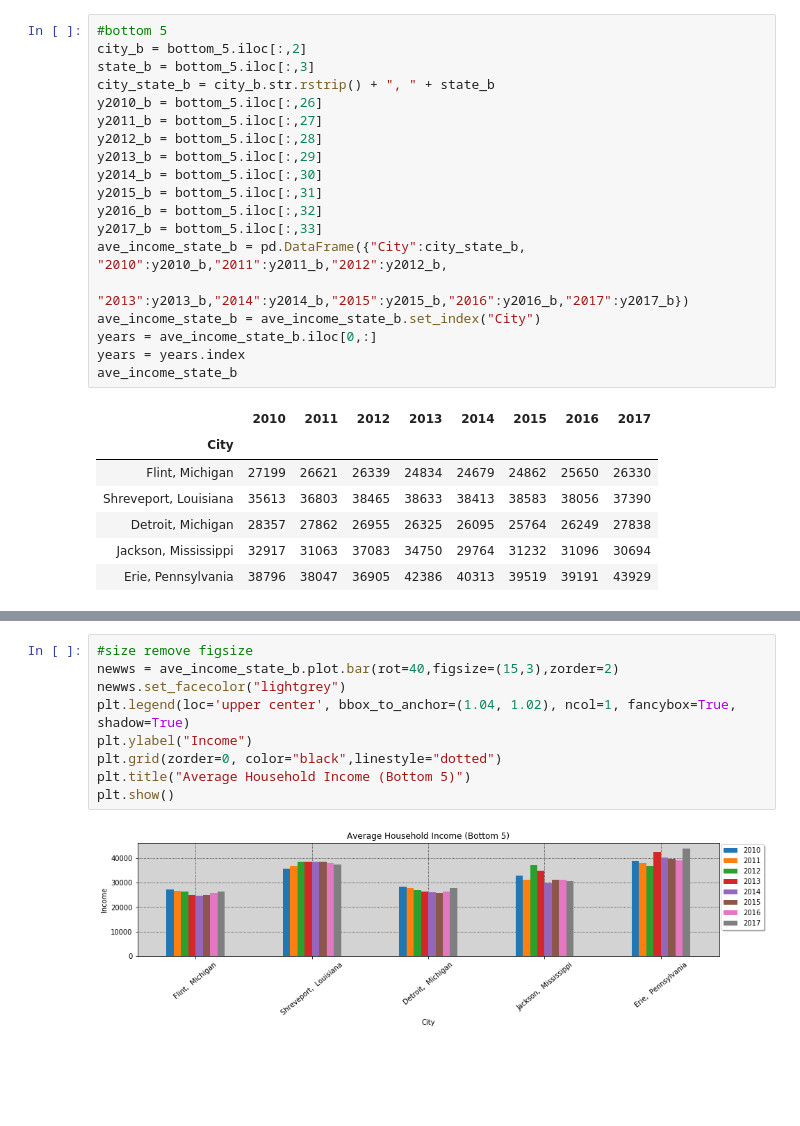
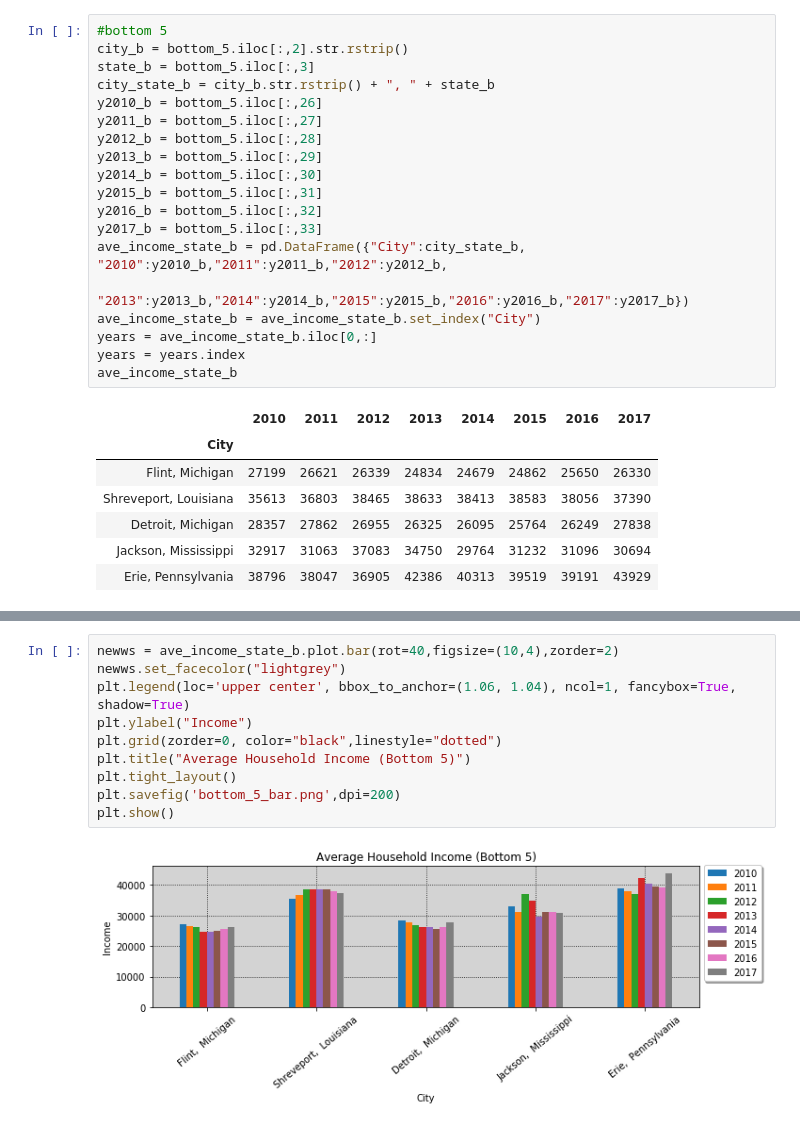
Before and after one commit to cawthornebr/Project-1, a Jupyter notebook: brandon_code.ipynb, the cells around one changed output, grey strips where cells are left out. Saved outputs shown, nothing was run; the diff lists cells and outputs as text; blank space fills up the shorter version.

```diff
--- a/brandon_code.ipynb
+++ b/brandon_code.ipynb
@@ -38,7 +40,7 @@ ave_income_state
 | Midland, Texas | 48843 | 50203 | 50497 | 50928 | 50433 | 53722 | 54612 | 58910 |
 # %%
 #bottom 5
-city_b = bottom_5.iloc[:,2]
+city_b = bottom_5.iloc[:,2].str.rstrip()
 state_b = bottom_5.iloc[:,3]
 city_state_b = city_b.str.rstrip() + ", " + state_b
 y2010_b = bottom_5.iloc[:,26]
@@ -81,12 +85,13 @@ plt.grid()
 # %%
-#size remove figsize
-newws = ave_income_state_b.plot.bar(rot=40,figsize=(15,3),zorder=2)
+newws = ave_income_state_b.plot.bar(rot=40,figsize=(10,4),zorder=2)
 newws.set_facecolor("lightgrey")
-plt.legend(loc='upper center', bbox_to_anchor=(1.04, 1.02), ncol=1, fancybox=True, shadow=True)
+plt.legend(loc='upper center', bbox_to_anchor=(1.06, 1.04), ncol=1, fancybox=True, shadow=True)
 plt.ylabel("Income")
 plt.grid(zorder=0, color="black",linestyle="dotted")
 plt.title("Average Household Income (Bottom 5)")
+plt.tight_layout()
+plt.savefig('bottom_5_bar.png',dpi=200)
 plt.show()
 # %% [output]
-[figure, old version]
+[figure, new version]
 # %%
```
Also changed, not shown: parts of 13 cells of this notebook.
